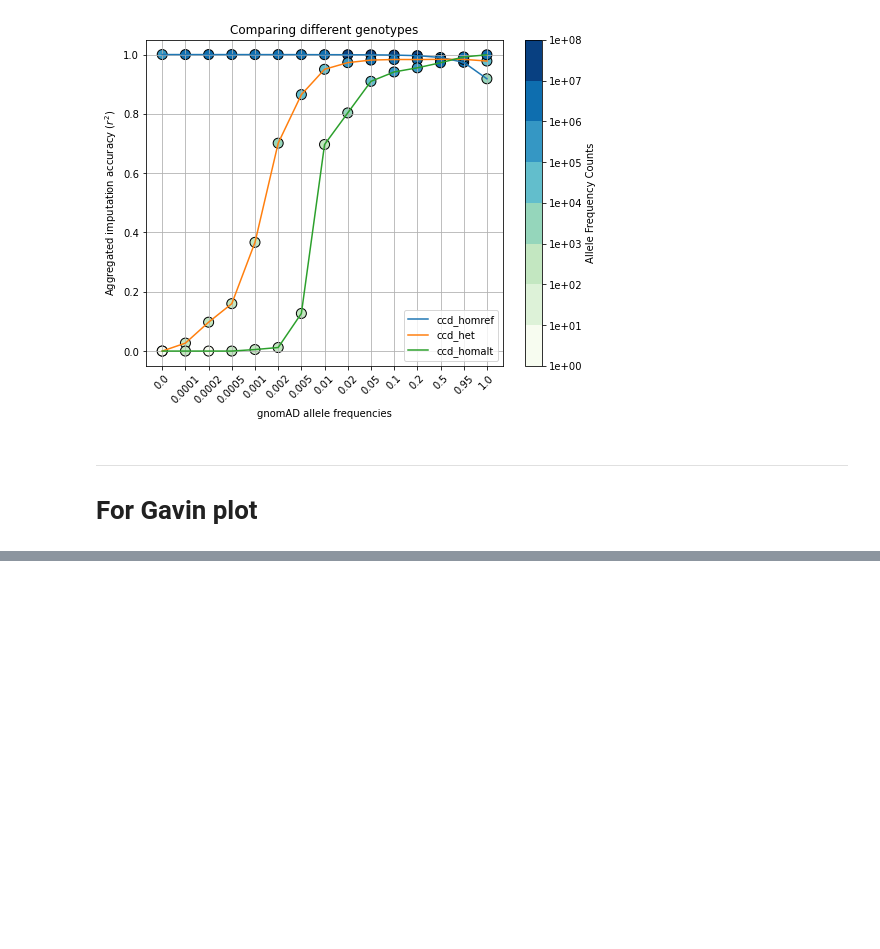
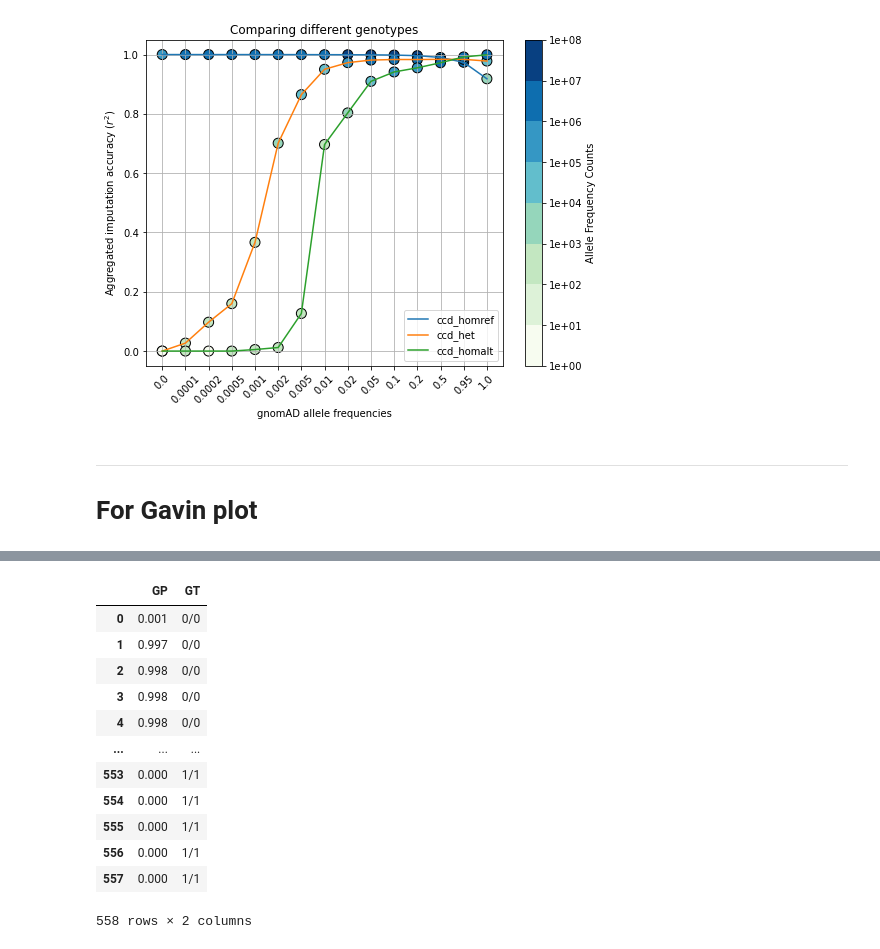
Before and after one commit to Suuuuuuuus/LCWGS_pipeline, a Jupyter notebook: scripts/lcwgs_tmp.ipynb, the cells around one changed output, grey strips where cells are left out. Saved outputs shown, nothing was run; the diff lists cells and outputs as text; code cells hidden in the pictures; blank space fills up the shorter version.

```diff
--- a/scripts/lcwgs_tmp.ipynb
+++ b/scripts/lcwgs_tmp.ipynb
@@ -211,0 +146,17 @@ pd.concat([lc,chip], ignore_index=True)
+# %%
+df_ary[0] = df_ary[0].iloc[:558, :]
+df_ary[0]
+# %% [output]
+|  | GP | GT |
+| 0 | 0.001 | 0/0 |
+| 1 | 0.997 | 0/0 |
+| 2 | 0.998 | 0/0 |
+| 3 | 0.998 | 0/0 |
+| 4 | 0.998 | 0/0 |
+| ... | ... | ... |
+| 553 | 0.000 | 1/1 |
+| 554 | 0.000 | 1/1 |
+| 555 | 0.000 | 1/1 |
+| 556 | 0.000 | 1/1 |
+| 557 | 0.000 | 1/1 |
+558 rows × 2 columns
```
Also changed, not shown: parts of 15 cells of this notebook, 1 other file.
